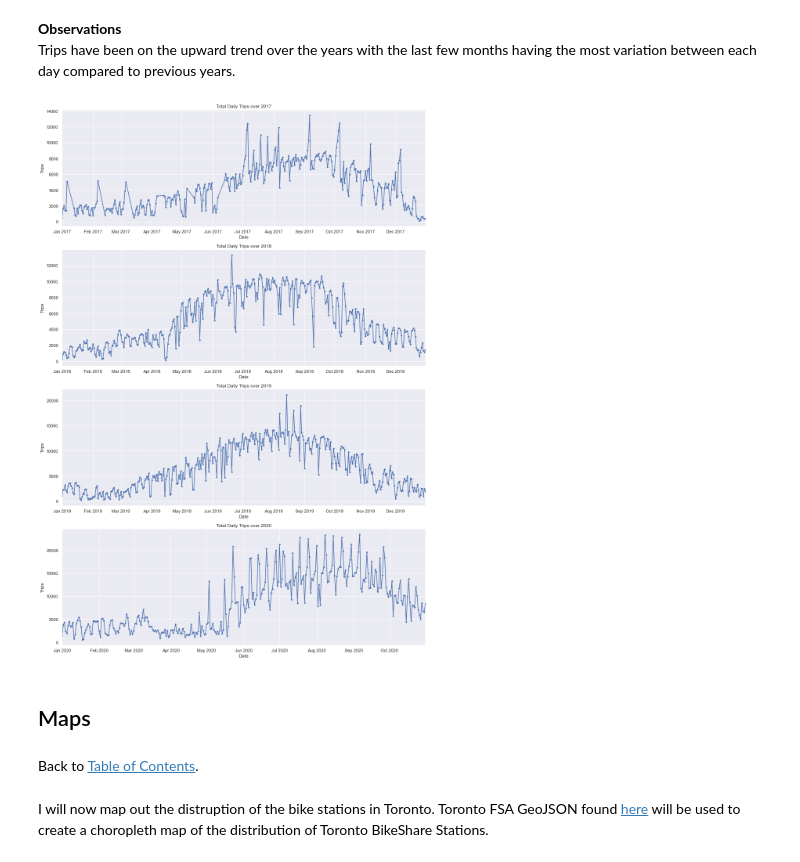
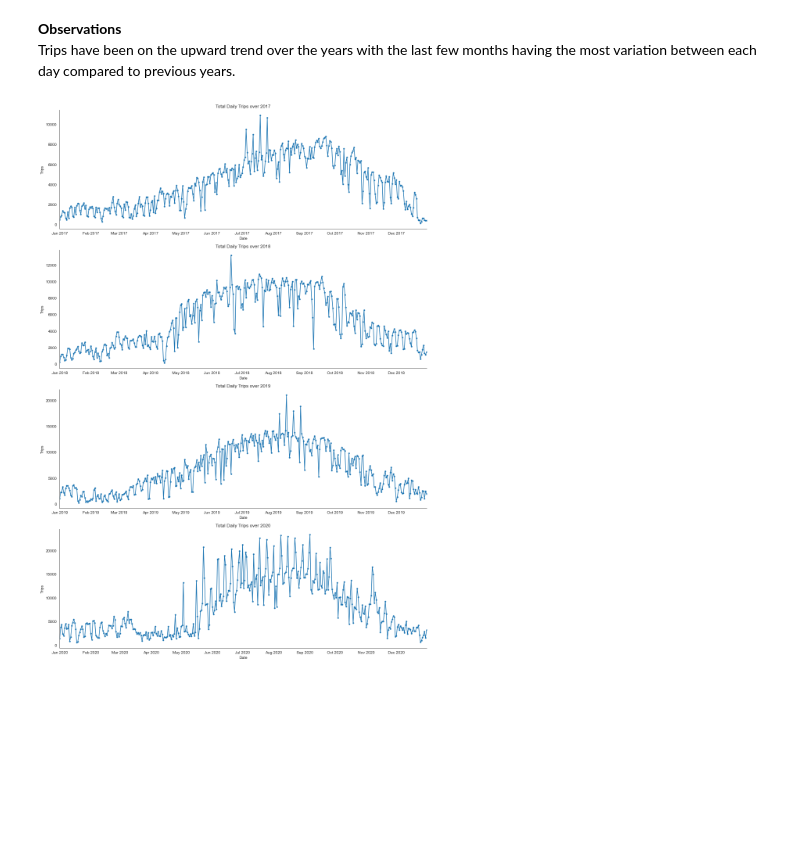
Before and after one commit to jasonzxho/brainstation-capstone-project, a Jupyter notebook: JasonHo - P1 - Data_Clean & EDA.ipynb, the cells around one changed output. Cells and saved outputs as stored; diff of their text form; code cells hidden in the pictures; blank space fills up the shorter version.

```diff
--- a/JasonHo - P1 - Data_Clean & EDA.ipynb
+++ b/JasonHo - P1 - Data_Clean & EDA.ipynb
@@ -2413,0 +2733,4 @@ We may not need the pricing plan dataset but it is better to have more data than
+# %%
+# Drop null values
+df17_20.dropna(inplace=True)
+df19_20.dropna(inplace=True)
@@ -2413,0 +2916,4 @@ We may not need the pricing plan dataset but it is better to have more data than
+# %%
+# Replacing trip duration greater than 540,000 to 540,000
+df17_20['Trip Duration (Seconds)'].where(df17_20['Trip Duration (Seconds)'] <= 540000, 540000, inplace=True)
+df19_20['Trip Duration (Seconds)'].where(df19_20['Trip Duration (Seconds)'] <= 540000, 540000, inplace=True)
@@ -3258,0 +2996,9 @@ plt.show();
+# %%
+# Saving all trips `Start Time` to a temp series
+t_series = pd.to_datetime(df17_20['Start Time'])
+
+# Creating dataframe and groupby day with count of trips
+dtrips_df = t_series.groupby(t_series.dt.floor('d')).size().reset_index(name='Trip Count')
+
+# Check
+display(dtrips_df.head(5))
@@ -3261,10 +3031,10 @@ plt.show();
 Trips have been on the upward trend over the years with the last few months having the most variation between each day compared to previous years.
 # %%
 # Closer look into each year
-dailytrips_df_2017 = dailytrips_df[dailytrips_df['Start Time'].dt.year==2017]
-dailytrips_df_2018 = dailytrips_df[dailytrips_df['Start Time'].dt.year==2018]
-dailytrips_df_2019 = dailytrips_df[dailytrips_df['Start Time'].dt.year==2019]
-dailytrips_df_2020 = dailytrips_df[dailytrips_df['Start Time'].dt.year==2020]
+dtrips_df17 = dtrips_df[dtrips_df['Start Time'].dt.year==2017]
+dtrips_df18 = dtrips_df[dtrips_df['Start Time'].dt.year==2018]
+dtrips_df19 = dtrips_df[dtrips_df['Start Time'].dt.year==2019]
+dtrips_df20 = dtrips_df[dtrips_df['Start Time'].dt.year==2020]
 # %%
 # Subplots of the time series chart of each year
 # Can possibly shorten the code in the fture by writing a loop function.
@@ -3274,7 +3044,7 @@ plt.subplots(4, 2, figsize=(14, 20))
 # Daily trips for 2017
 plt.subplot(4, 1, 1)
 ax = plt.gca()
-plt.plot(dailytrips_df_2017['Start Time'], dailytrips_df_2017['Trip Count'], marker='.')
+plt.plot(dtrips_df17['Start Time'], dtrips_df17['Trip Count'], marker='.')
 plt.xlabel('Date')
 plt.ylabel('Trips')
 plt.title('Total Daily Trips over 2017')
@@ -3284,41 +3054,35 @@ ax.xaxis.set_major_formatter(DateFormatter("%b %Y"))
 # Daily trips for 2018
 plt.subplot(4, 1, 2)
 ax = plt.gca()
-plt.plot(dailytrips_df_2018['Start Time'], dailytrips_df_2018['Trip Count'], marker='.')
+plt.plot(dtrips_df18['Start Time'], dtrips_df18['Trip Count'], marker='.')
 plt.xlabel('Date')
 plt.ylabel('Trips')
 plt.title('Total Daily Trips over 2018')
 ax.autoscale(enable=True, axis='x', tight=True)
 ax.xaxis.set_major_formatter(DateFormatter("%b %Y"))
 
 # Daily trips for 2019
 plt.subplot(4, 1, 3)
 ax = plt.gca()
-plt.plot(dailytrips_df_2019['Start Time'], dailytrips_df_2019['Trip Count'], marker='.')
+plt.plot(dtrips_df19['Start Time'], dtrips_df19['Trip Count'], marker='.')
 plt.xlabel('Date')
 plt.ylabel('Trips')
 plt.title('Total Daily Trips over 2019')
 ax.autoscale(enable=True, axis='x', tight=True)
 ax.xaxis.set_major_formatter(DateFormatter("%b %Y"))
 
 # Daily trips for 2020
 plt.subplot(4, 1, 4)
 ax = plt.gca()
-plt.plot(dailytrips_df_2020['Start Time'], dailytrips_df_2020['Trip Count'], marker='.')
+plt.plot(dtrips_df20['Start Time'], dtrips_df20['Trip Count'], marker='.')
 plt.xlabel('Date')
 plt.ylabel('Trips')
 plt.title('Total Daily Trips over 2020')
 ax.autoscale(enable=True, axis='x', tight=True)
 ax.xaxis.set_major_formatter(DateFormatter("%b %Y"))
 
 sns.despine()
 plt.tight_layout()
 plt.show()
 # %% [output]
-[figure, old version]
+[figure, new version]
-# %% [markdown]
-## Maps
-# %% [markdown]
-Back to [Table of Contents](#Table-of-Contents).<br>
-# %% [markdown]
-I will now map out the distruption of the bike stations in Toronto. Toronto FSA GeoJSON found [here](https://github.com/ag2816/Visualizations/tree/26628a6735ba42062bc2433f3e6837c1ab41a8bf/data) will be used to create a choropleth map of the distribution of Toronto BikeShare Stations.
```
Also changed, not shown: parts of 545 cells of this notebook.
